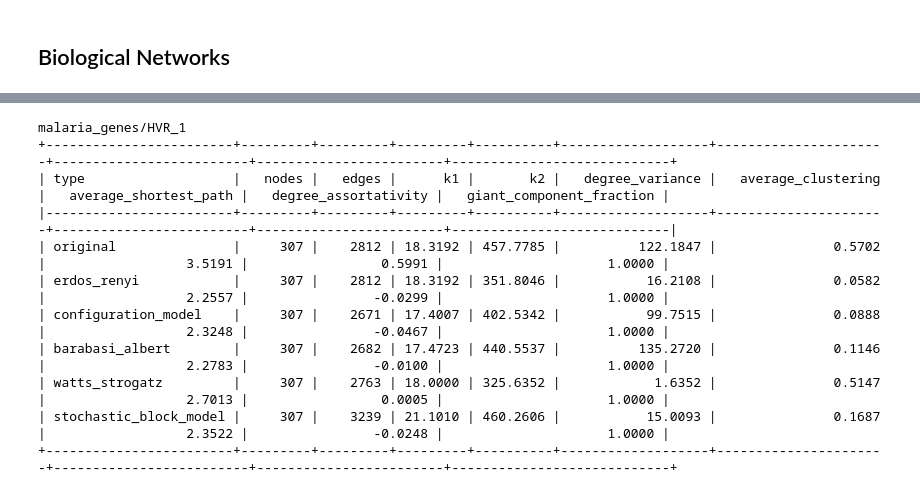
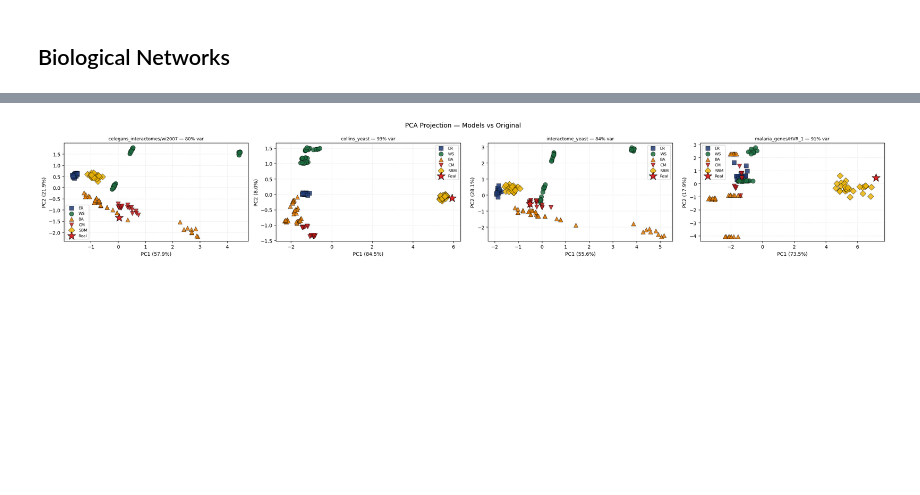
Before and after one commit to samuelgamito/SME5924, a Jupyter notebook: q7/main.ipynb, the cells around one changed output, grey strips where cells are left out. Drawn from its saved outputs; the diff is of its cells as text; code cells hidden in the pictures; blank space fills up the shorter version.

Commit message:
add data extraction

```diff
--- a/q7/main.ipynb
+++ b/q7/main.ipynb
@@ -77,3 +73,18 @@ datasets = {
+# %%
+datasets["technological"] = [
+    {
+        "name": "internet_as",
+        "path": "https://networks.skewed.de/net/internet_as/files/internet_as.xml.zst"
+    },
+    {
+        "name": "jdk",
+        "path": "https://networks.skewed.de/net/jdk/files/jdk.xml.zst"
+    },
+    {
+        "name": "gnutella/04",
+        "path": "https://networks.skewed.de/net/gnutella/files/04.xml.zst"
+    },
+]
 # %% [markdown]
 ## Support Functions
 # %% [markdown]
@@ -505,15 +985,16 @@ for n in datasets["biological"]:
 # %%
 features = []
-for n in datasets["biological"]:
-    for key_ng in n["networks"]:
-        tmp = feature_extractor(n["networks"][key_ng])
-        tmp.update(
-            {
-                "type": key_ng,
-                "network": n["name"]
-            }
-        )
-        features.append(tmp)
+for networks in datasets["biological"]:
+    for net_id in networks["networks"]:
+        for net in networks["networks"][net_id]:
+            tmp = feature_extractor(net)
+            tmp.update(
+                {
+                    "type": net_id,
+                    "network": networks["name"]
+                }
+            )
+            features.append(tmp)
 # %%
-df =  pd.DataFrame(features)
-df = df[list(df.columns[-2:]) + list(df.columns[:-2])]
+df_biological =  pd.DataFrame(features)
+df_biological = df_biological[list(df_biological.columns[-2:]) + list(df_biological.columns[:-2])]
@@ -548,15 +1001,5 @@ collins_yeast
-# %%
-plot_feature_table(df, datasets["biological"][2]["name"])
-# %% [output]
-malaria_genes/HVR_1
-+------------------------+---------+---------+---------+----------+-------------------+----------------------+-------------------------+------------------------+----------------------------+
-| type                   |   nodes |   edges |      k1 |       k2 |   degree_variance |   average_clustering |   average_shortest_path |   degree_assortativity |   giant_component_fraction |
-|------------------------+---------+---------+---------+----------+-------------------+----------------------+-------------------------+------------------------+----------------------------|
-| original               |     307 |    2812 | 18.3192 | 457.7785 |          122.1847 |               0.5702 |                  3.5191 |                 0.5991 |                     1.0000 |
-| erdos_renyi            |     307 |    2812 | 18.3192 | 351.8046 |           16.2108 |               0.0582 |                  2.2557 |                -0.0299 |                     1.0000 |
-| configuration_model    |     307 |    2671 | 17.4007 | 402.5342 |           99.7515 |               0.0888 |                  2.3248 |                -0.0467 |                     1.0000 |
-| barabasi_albert        |     307 |    2682 | 17.4723 | 440.5537 |          135.2720 |               0.1146 |                  2.2783 |                -0.0100 |                     1.0000 |
-| watts_strogatz         |     307 |    2763 | 18.0000 | 325.6352 |            1.6352 |               0.5147 |                  2.7013 |                 0.0005 |                     1.0000 |
-| stochastic_block_model |     307 |    3239 | 21.1010 | 460.2606 |           15.0093 |               0.1687 |                  2.3522 |                -0.0248 |                     1.0000 |
-+------------------------+---------+---------+---------+----------+-------------------+----------------------+-------------------------+------------------------+----------------------------+
+# %%
+plot_pca_projection(df_biological)
+# %% [output]
+[figure, added]
 # %%
```
Also changed, not shown: parts of 45 cells of this notebook.
